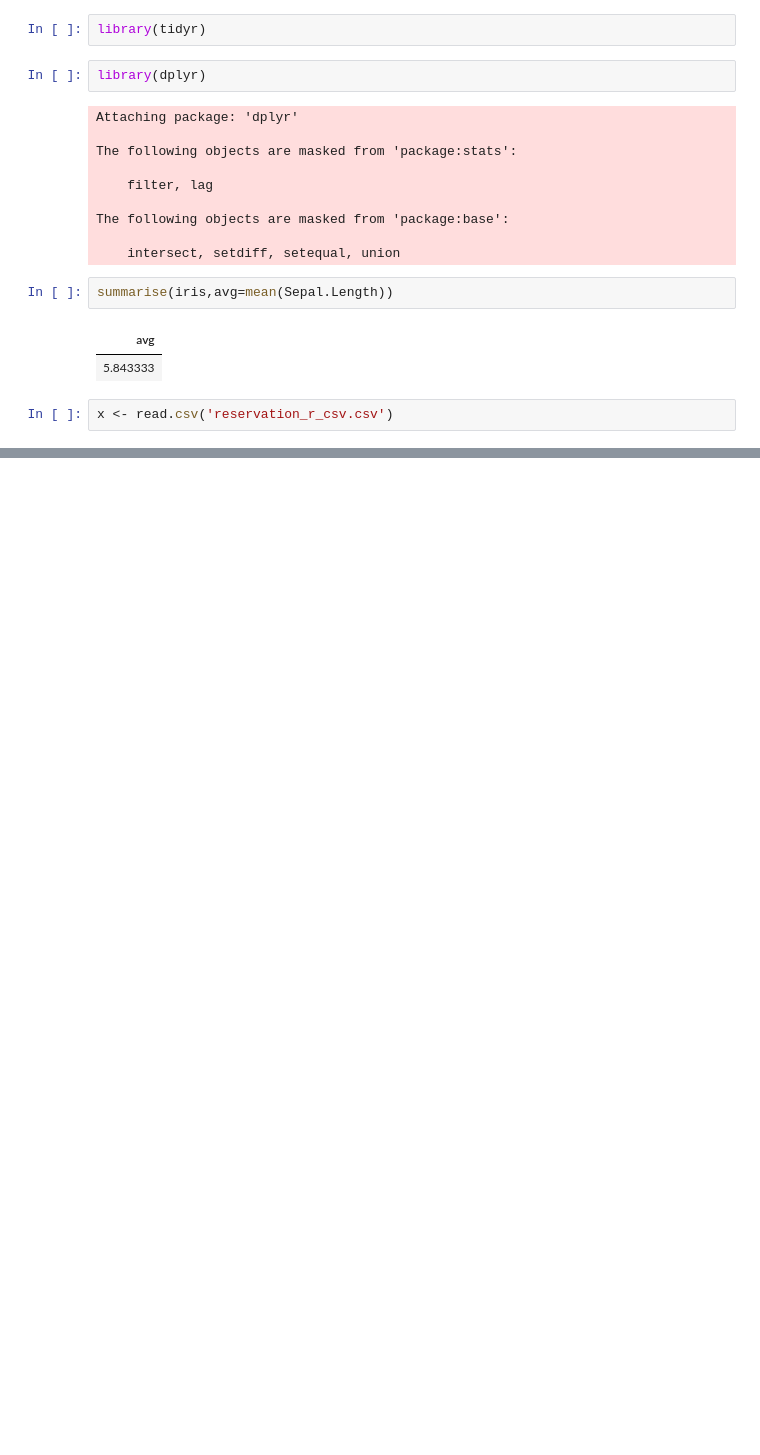
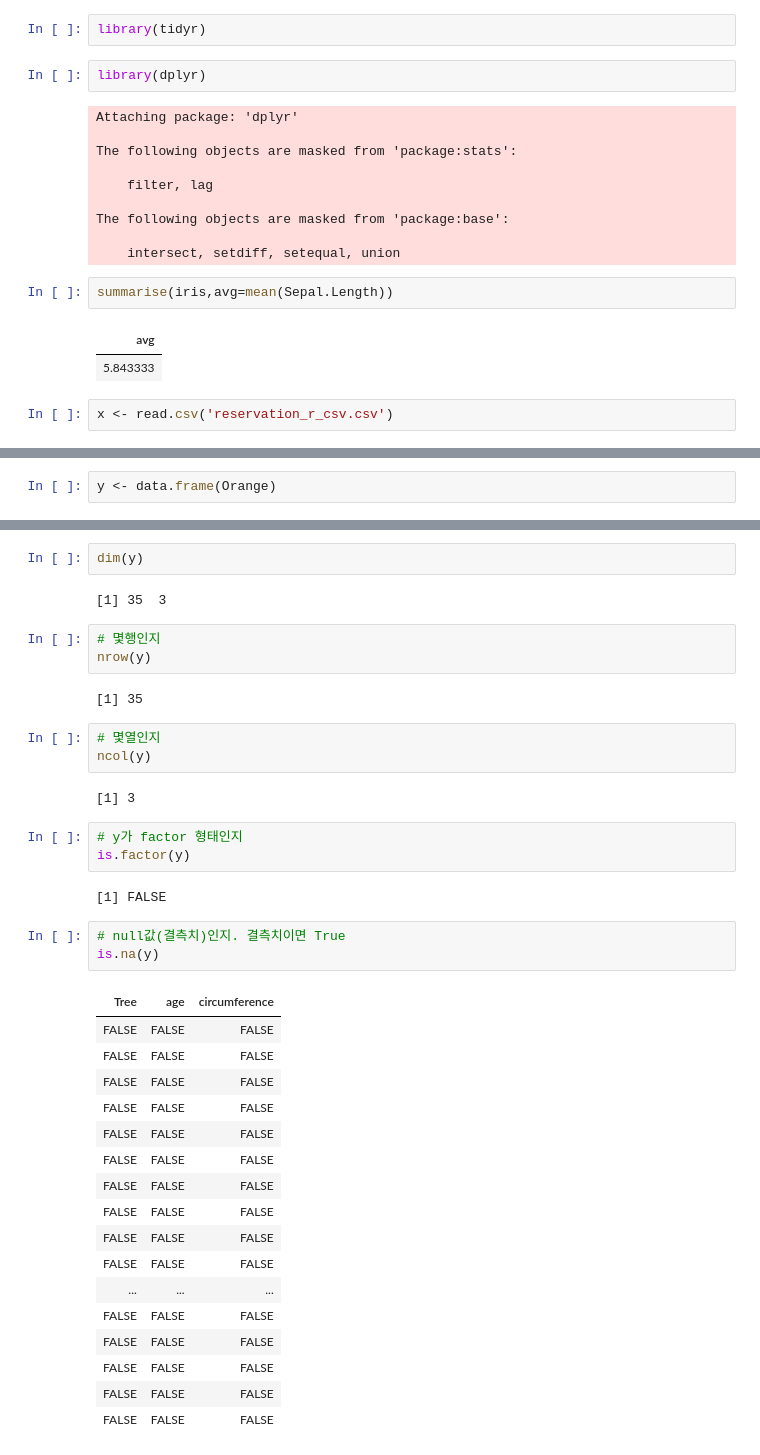
Before and after one commit to castleroad95/2021_data_analysis_class, a Jupyter notebook: R/rclass2.ipynb, the cells around one changed output, grey strips where cells are left out. Cells and saved outputs as stored; diff of their text form; blank space fills up the shorter version.

```diff
--- a/R/rclass2.ipynb
+++ b/R/rclass2.ipynb
@@ -258,0 +292,2 @@ head(x)
+# %%
+y <- data.frame(Orange)
@@ -258,0 +330,40 @@ head(x)
+# %%
+dim(y)
+# %% [output]
+[1] 35  3
+# %%
+# 몇행인지
+nrow(y)
+# %% [output]
+[1] 35
+# %%
+# 몇열인지
+ncol(y)
+# %% [output]
+[1] 3
+# %%
+# y가 factor 형태인지
+is.factor(y)
+# %% [output]
+[1] FALSE
+# %%
+# null값(결측치)인지. 결측치이면 True
+is.na(y)
+# %% [output]
+| Tree | age | circumference |
+| FALSE | FALSE | FALSE |
+| FALSE | FALSE | FALSE |
+| FALSE | FALSE | FALSE |
+| FALSE | FALSE | FALSE |
+| FALSE | FALSE | FALSE |
+| FALSE | FALSE | FALSE |
+| FALSE | FALSE | FALSE |
+| FALSE | FALSE | FALSE |
+| FALSE | FALSE | FALSE |
+| FALSE | FALSE | FALSE |
+| ... | ... | ... |
+| FALSE | FALSE | FALSE |
+| FALSE | FALSE | FALSE |
+| FALSE | FALSE | FALSE |
+| FALSE | FALSE | FALSE |
+| FALSE | FALSE | FALSE |
```
Also changed, not shown: parts of 9 cells of this notebook.
